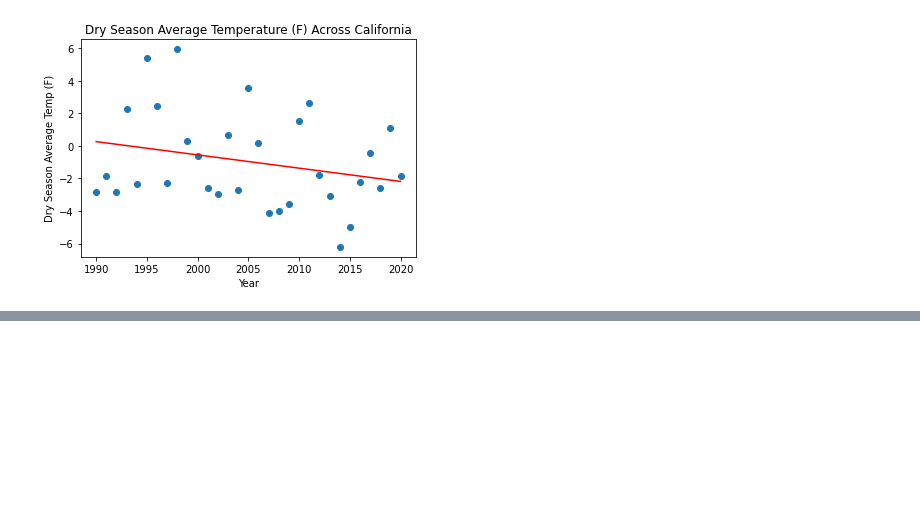
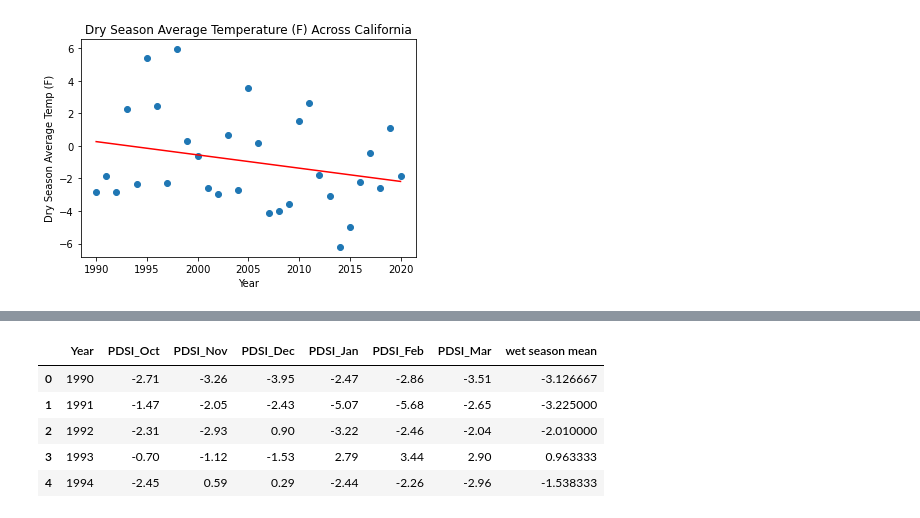
Before and after one commit to roborgain1/California-Wildfires-and-Climate-Change, a Jupyter notebook: El_droughtdata.ipynb, the cells around one changed output, grey strips where cells are left out. Saved outputs shown, nothing was run; the diff lists cells and outputs as text; code cells hidden in the pictures; blank space fills up the shorter version.

```diff
--- a/El_droughtdata.ipynb
+++ b/El_droughtdata.ipynb
@@ -246,6 +247,13 @@ wet_drought.head()
 # %%
-# wet_drought = wet_drought.reset_index()
-# wet_drought.head()
+wet_drought = wet_drought.reset_index()
+wet_drought.head()
+# %% [output]
+|  | Year | PDSI_Oct | PDSI_Nov | PDSI_Dec | PDSI_Jan | PDSI_Feb | PDSI_Mar | wet season mean |
+| 0 | 1990 | -2.71 | -3.26 | -3.95 | -2.47 | -2.86 | -3.51 | -3.126667 |
+| 1 | 1991 | -1.47 | -2.05 | -2.43 | -5.07 | -5.68 | -2.65 | -3.225000 |
+| 2 | 1992 | -2.31 | -2.93 | 0.90 | -3.22 | -2.46 | -2.04 | -2.010000 |
+| 3 | 1993 | -0.70 | -1.12 | -1.53 | 2.79 | 3.44 | 2.90 | 0.963333 |
+| 4 | 1994 | -2.45 | 0.59 | 0.29 | -2.44 | -2.26 | -2.96 | -1.538333 |
 # %%
 wet_drought.to_csv(r'c:Resources/EL_wet_drought.csv', index = False, header = True)
 # %%
```
Also changed, not shown: parts of 3 cells of this notebook, 2 other files.
